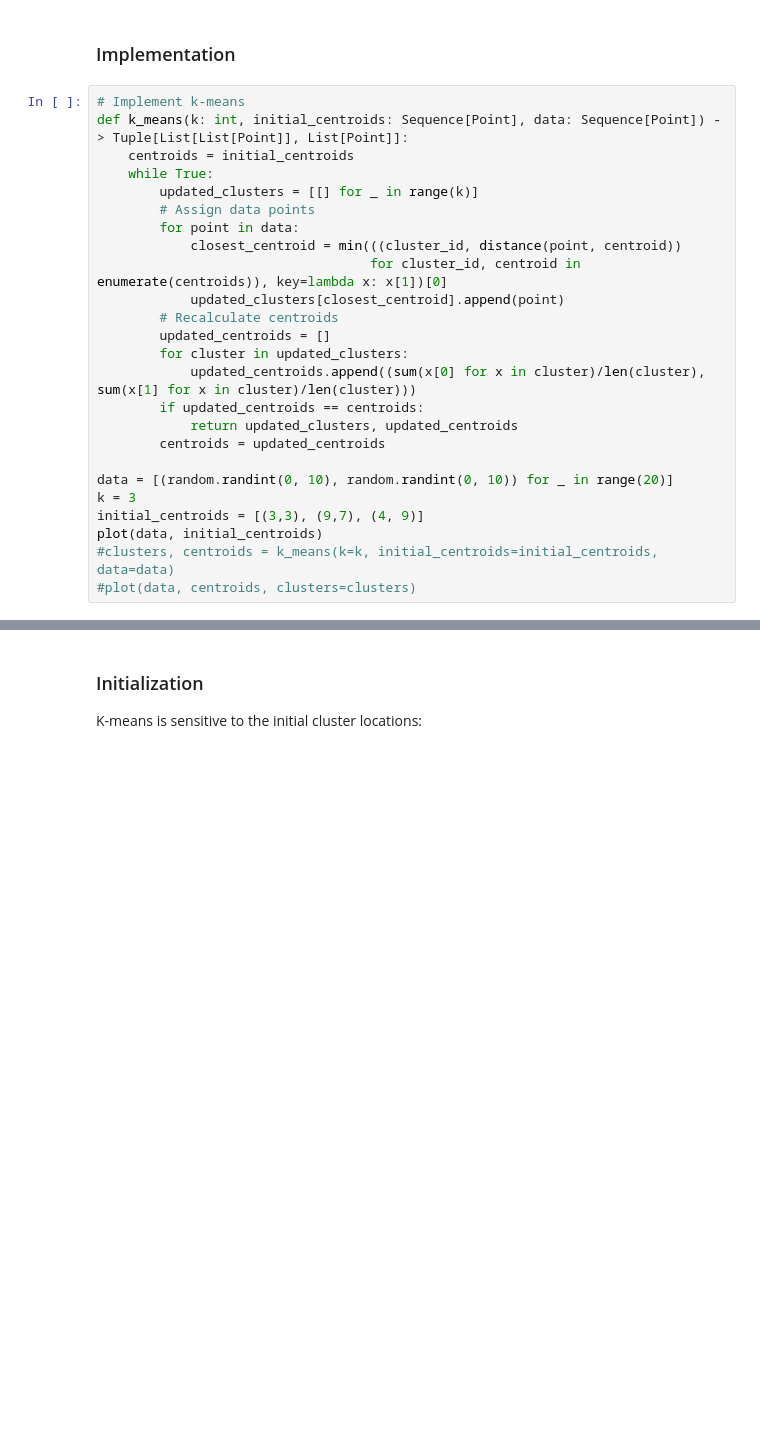
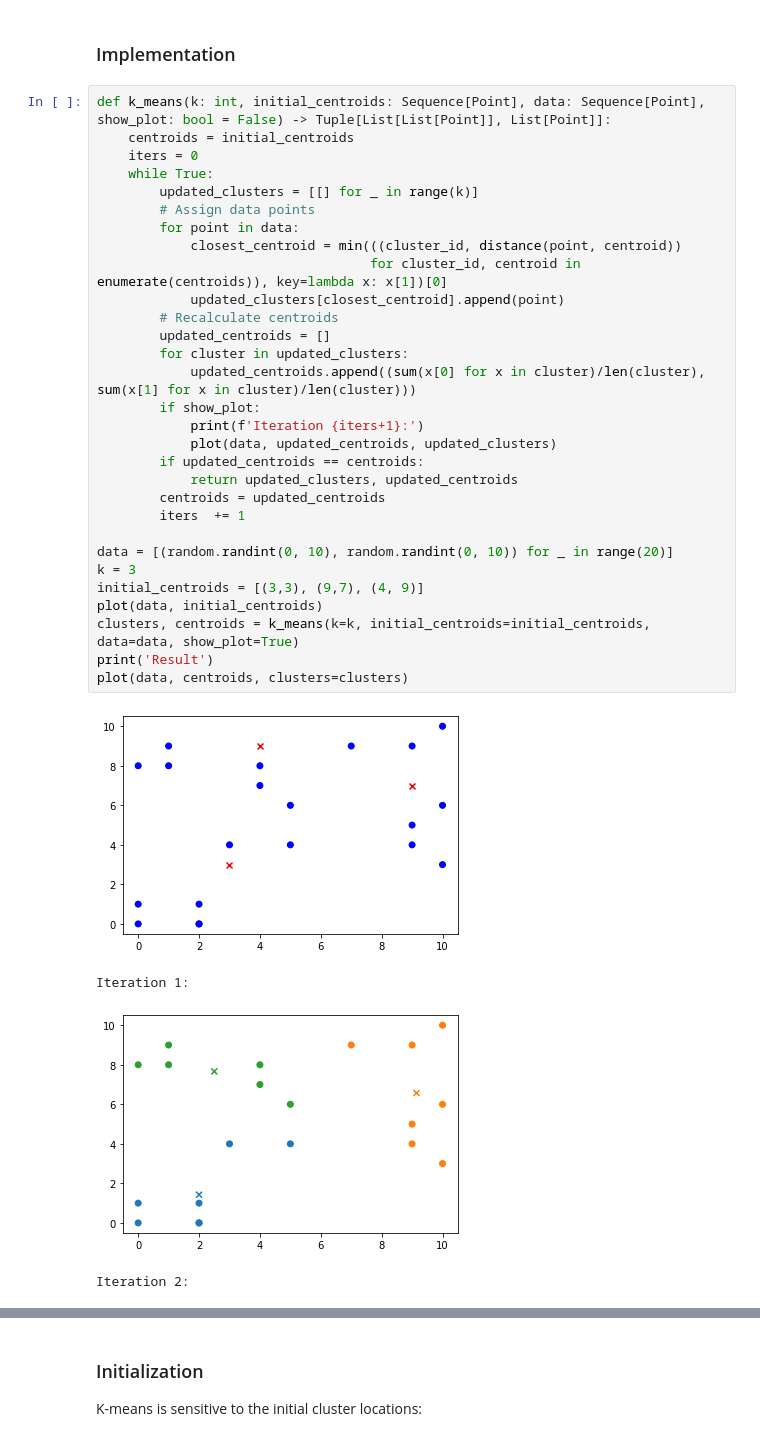
Before and after one commit to libklein/mfms-ss21, a Jupyter notebook: NetworkX/Algorithms.ipynb, the cells around one changed output, grey strips where cells are left out. Drawn from its saved outputs; the diff is of its cells as text; blank space fills up the shorter version.

```diff
--- a/NetworkX/Algorithms.ipynb
+++ b/NetworkX/Algorithms.ipynb
@@ -164,27 +181,37 @@ $\mathcal{O}(k \cdot n)$
 # %% [markdown]
 ### Implementation
 # %%
-# Implement k-means
-def k_means(k: int, initial_centroids: Sequence[Point], data: Sequence[Point]) -> Tuple[List[List[Point]], List[Point]]:
+def k_means(k: int, initial_centroids: Sequence[Point], data: Sequence[Point], show_plot: bool = False) -> Tuple[List[List[Point]], List[Point]]:
     centroids = initial_centroids
+    iters = 0
     while True:
         updated_clusters = [[] for _ in range(k)]
         # Assign data points
         for point in data:
             closest_centroid = min(((cluster_id, distance(point, centroid))
                                    for cluster_id, centroid in enumerate(centroids)), key=lambda x: x[1])[0]
             updated_clusters[closest_centroid].append(point)
         # Recalculate centroids
         updated_centroids = []
         for cluster in updated_clusters:
             updated_centroids.append((sum(x[0] for x in cluster)/len(cluster), sum(x[1] for x in cluster)/len(cluster)))
+        if show_plot:
+            print(f'Iteration {iters+1}:')
+            plot(data, updated_centroids, updated_clusters)
         if updated_centroids == centroids:
             return updated_clusters, updated_centroids
         centroids = updated_centroids
+        iters  += 1
 
 data = [(random.randint(0, 10), random.randint(0, 10)) for _ in range(20)]
 k = 3
 initial_centroids = [(3,3), (9,7), (4, 9)]
 plot(data, initial_centroids)
-#clusters, centroids = k_means(k=k, initial_centroids=initial_centroids, data=data)
-#plot(data, centroids, clusters=clusters)
+clusters, centroids = k_means(k=k, initial_centroids=initial_centroids, data=data, show_plot=True)
+print('Result')
+plot(data, centroids, clusters=clusters)
+# %% [output]
+[figure, added]
+Iteration 1:
+[figure, added]
+Iteration 2:
```
Also changed, not shown: parts of 34 cells of this notebook, 2 other files.
